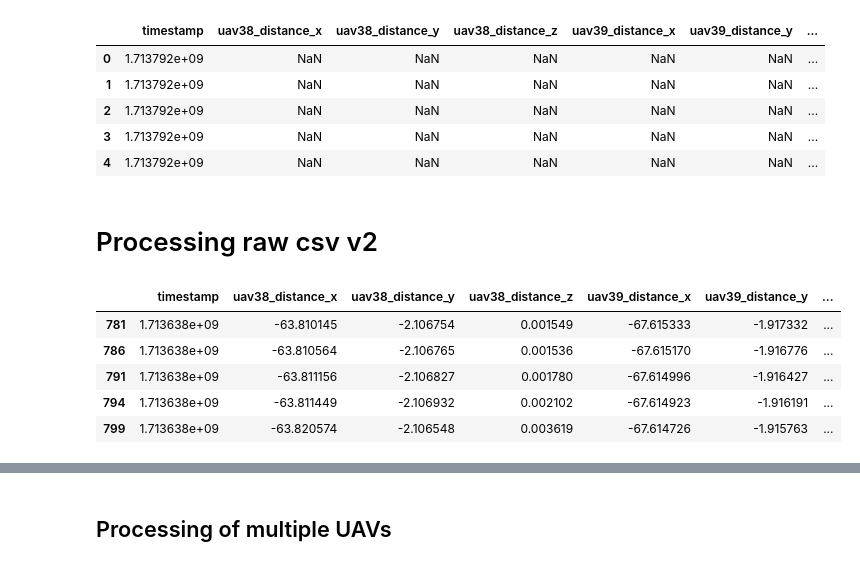
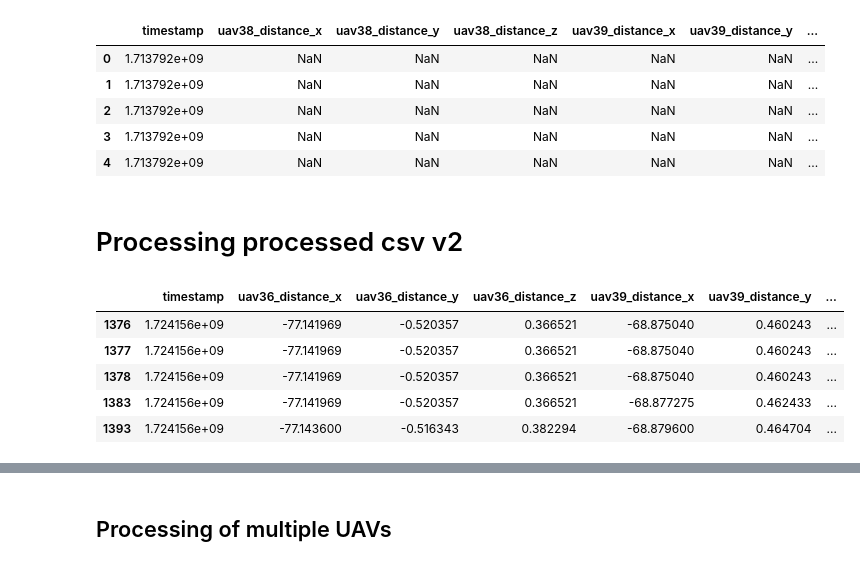
Before and after one commit to MarlonRiv/uvdar_core, a Jupyter notebook: scripts/Processing_evaluation_distance.ipynb, the cells around one changed output, grey strips where cells are left out. Cells and saved outputs as stored; diff of their text form; code cells hidden in the pictures.

Commit message:
All new batch processing scripts

```diff
--- a/scripts/Processing_evaluation_distance.ipynb
+++ b/scripts/Processing_evaluation_distance.ipynb
@@ -102,7 +102,7 @@ data.head()
 | 3 | 1.713792e+09 | NaN | NaN | NaN | NaN | NaN | ... |
 | 4 | 1.713792e+09 | NaN | NaN | NaN | NaN | NaN | ... |
 # %% [markdown]
-# Processing raw csv v2
+# Processing processed csv v2
 # %%
 import pandas as pd
 import os
@@ -110,11 +110,12 @@ import numpy as np
 import ast
 
 # Experiment name
-name_experiment = 'kl_exp1'
+name_experiment = 'variant1_th40'
+subset_rx = 'rx1_s1'
 
 # Paths
-input_csv_path = os.path.expanduser('~/Desktop/MRS_Master_Project/rosbags/rw/raw_csv_v2/' + name_experiment + '.csv')
-cleaned_file_path = os.path.expanduser('~/Desktop/MRS_Master_Project/rosbags/rw/processed_csv_2/' + name_experiment + '_processed.csv')
+input_csv_path = os.path.expanduser('~/Desktop/MRS_Master_Project/paper/raw_csv/' + name_experiment + '.csv')
+cleaned_file_path = os.path.expanduser('~/Desktop/MRS_Master_Project/paper/processed_csv/' + name_experiment + '_'+ subset_rx +'_processed.csv')
 
 # Read data
 data = pd.read_csv(input_csv_path)
@@ -133,6 +134,8 @@ data['point_y'] = data['point_y'].apply(ensure_list)
 # Define center area of the image
 image_height, image_width = 480, 752
 center_x_min, center_x_max = 0.2 * image_width, 0.8 * image_width
+#center_x_min, center_x_max = 190, 310
+#center_x_min, center_x_max = 390, 510
 center_y_min, center_y_max = 0.2 * image_height, 0.8 * image_height
 
 # Function to filter points in the center of the image
@@ -157,8 +160,9 @@ data['point_y'] = filtered_results.apply(lambda x: x[2])
 
 
 # Fill missing values for UAV distances
-uav_fields = ['uav38_distance_x', 'uav38_distance_y', 'uav38_distance_z',
-              'uav39_distance_x', 'uav39_distance_y', 'uav39_distance_z']
+uav_fields = ['uav36_distance_x', 'uav36_distance_y', 'uav36_distance_z',
+              'uav39_distance_x', 'uav39_distance_y', 'uav39_distance_z',
+              'uav40_distance_x', 'uav40_distance_y', 'uav40_distance_z']
 
 for field in uav_fields:
     data[field] = data[field].fillna(method='ffill')
@@ -168,8 +172,9 @@ for field in uav_fields:
 data = data[data['value'].str.len() > 0]
 
 # Calculate relative distance_y
-#data['relative_distance_y'] = np.abs(data['uav38_distance_y'] - data['uav39_distance_y'])
-data['relative_distance_y'] = np.abs(data['uav39_distance_y'] - 10)
+data['uav39_relative_distance_y'] = np.abs(data['uav39_distance_y'] - data['uav36_distance_y'])
+data['uav40_relative_distance_y'] = np.abs(data['uav40_distance_y'] - data['uav36_distance_y'])
+#data['relative_distance_y'] = np.abs(data['uav39_distance_y'] - 10)
 
 # Calculate number of points
 data['num_points'] = data['value'].apply(len)
@@ -178,50 +183,51 @@ data['num_points'] = data['value'].apply(len)
 def calculate_error_rate(values):
     error_count = 0
     for value in values:
-        if value not in [0.0, 1.0, 2.0, 3.0]:
+        if value not in [1.0, 2.0]:
             error_count += 1
     return error_count
 
 data['error_count'] = data['value'].apply(calculate_error_rate)
 
 # Signal occurrence functions
 def check_signal_3(values):
     return 1 if 3.0 in values else 0
 
 def check_signal_2(values):
     return 1 if 2.0 in values else 0
 
 def check_signal_1(values):
     return 1 if 1.0 in values else 0
 
 def check_signal_0(values):
     return 1 if 0.0 in values else 0
 
 # Apply signal checks
-data['signal_3'] = data['value'].apply(check_signal_3)
+#data['signal_3'] = data['value'].apply(check_signal_3)
 data['signal_2'] = data['value'].apply(check_signal_2)
 data['signal_1'] = data['value'].apply(check_signal_1)
-data['signal_0'] = data['value'].apply(check_signal_0)
+#data['signal_0'] = data['value'].apply(check_signal_0)
 
 # Assign nearest distance
-specified_distances = np.array([5, 10, 15, 20, 25, 30])
-data['nearest_distance'] = specified_distances[np.abs(specified_distances[:, np.newaxis] - data['relative_distance_y'].values).argmin(axis=0)]
+specified_distances = np.array([5, 10])
+#-data['nearest_distance'] = specified_distances[np.abs(specified_distances[:, np.newaxis] - data['relative_distance_y'].values).argmin(axis=0)]
+#data['nearest_distance'] = specified_distances[np.abs(specified_distances[:, np.newaxis] - data['uav39_relative_distance_y'].values).argmin(axis=0)]
 
 # Save processed data
 data.to_csv(cleaned_file_path, index=False)
 
 # Output path
 cleaned_file_path
 
 # Display the first few rows
 data.head()
 # %% [output]
-|  | timestamp | uav38_distance_x | uav38_distance_y | uav38_distance_z | uav39_distance_x | uav39_distance_y | ... |
-| 781 | 1.713638e+09 | -63.810145 | -2.106754 | 0.001549 | -67.615333 | -1.917332 | ... |
-| 786 | 1.713638e+09 | -63.810564 | -2.106765 | 0.001536 | -67.615170 | -1.916776 | ... |
-| 791 | 1.713638e+09 | -63.811156 | -2.106827 | 0.001780 | -67.614996 | -1.916427 | ... |
-| 794 | 1.713638e+09 | -63.811449 | -2.106932 | 0.002102 | -67.614923 | -1.916191 | ... |
-| 799 | 1.713638e+09 | -63.820574 | -2.106548 | 0.003619 | -67.614726 | -1.915763 | ... |
+|  | timestamp | uav36_distance_x | uav36_distance_y | uav36_distance_z | uav39_distance_x | uav39_distance_y | ... |
+| 1376 | 1.724156e+09 | -77.141969 | -0.520357 | 0.366521 | -68.875040 | 0.460243 | ... |
+| 1377 | 1.724156e+09 | -77.141969 | -0.520357 | 0.366521 | -68.875040 | 0.460243 | ... |
+| 1378 | 1.724156e+09 | -77.141969 | -0.520357 | 0.366521 | -68.875040 | 0.460243 | ... |
+| 1383 | 1.724156e+09 | -77.141969 | -0.520357 | 0.366521 | -68.877275 | 0.462433 | ... |
+| 1393 | 1.724156e+09 | -77.143600 | -0.516343 | 0.382294 | -68.879600 | 0.464704 | ... |
 # %%
 import pandas as pd
 import os
```
Also changed, not shown: parts of 4 cells of this notebook, 25 other files.
